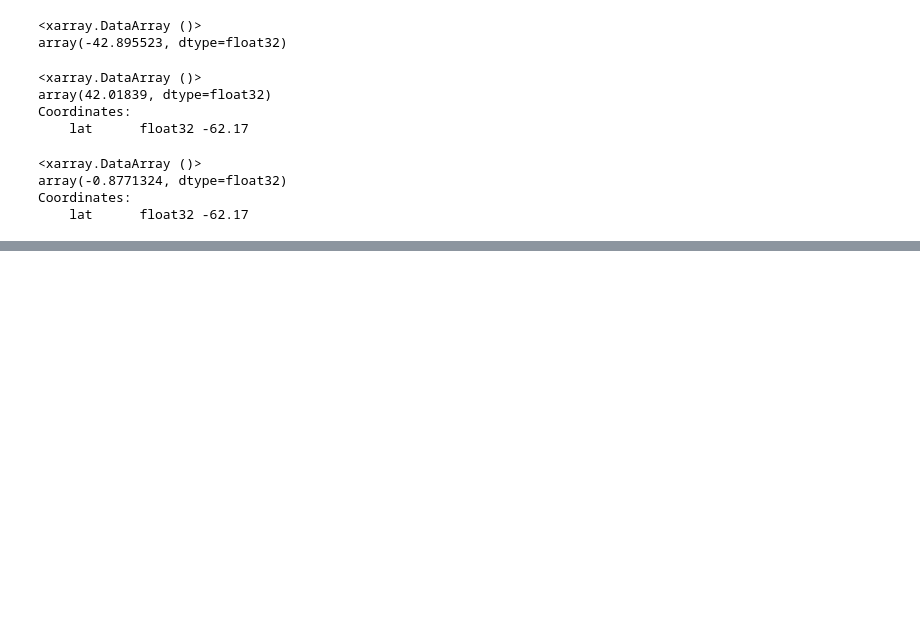
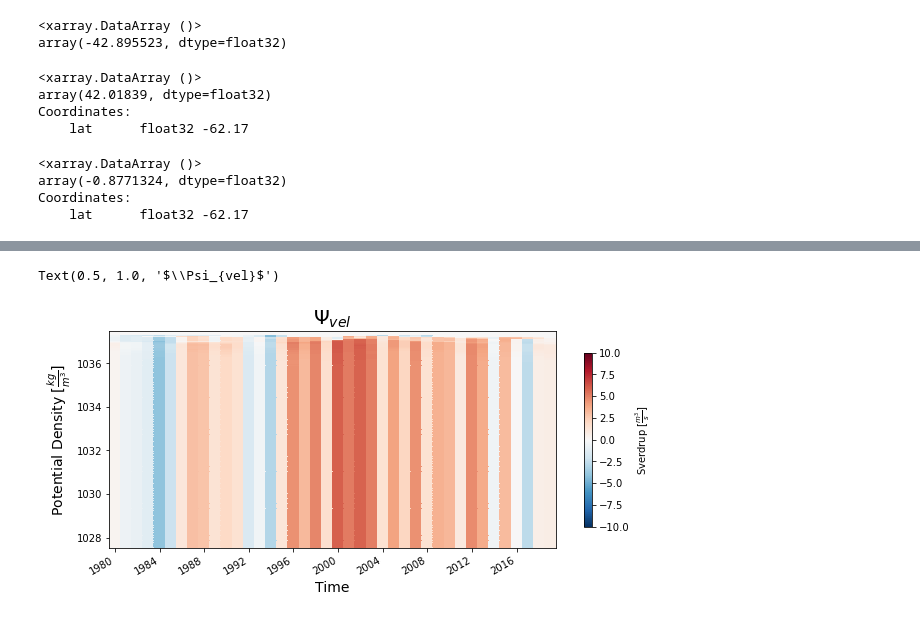
Before and after one commit to ocean-transport/WMT-project, a Jupyter notebook: GODAS/wmt-budget-sigma-space.ipynb, the cells around one changed output, grey strips where cells are left out. Drawn from its saved outputs; the diff is of its cells as text; code cells hidden in the pictures; blank space fills up the shorter version.

```diff
--- a/GODAS/wmt-budget-sigma-space.ipynb
+++ b/GODAS/wmt-budget-sigma-space.ipynb
@@ -600,0 +641,2 @@ sigma_at_v = sigma2.isel(lat=-1)
+# %%
+u_binned_right.load()
@@ -600,0 +655,2 @@ sigma_at_v = sigma2.isel(lat=-1)
+# %%
+u_binned_left.load()
@@ -600,0 +669,2 @@ sigma_at_v = sigma2.isel(lat=-1)
+# %%
+v_binned.load()
@@ -600,0 +683,6 @@ sigma_at_v = sigma2.isel(lat=-1)
+# %%
+#`isel` is letting cumsum act in reverse order (from densenst to lightest)
+psi_vel = - (u_binned_right
+             - u_binned_left
+             + v_binned).isel(sigma2_bin=slice(None, None, -1)).cumsum(dim='sigma2_bin')
+psi_vel.load()
@@ -600,0 +707,10 @@ sigma_at_v = sigma2.isel(lat=-1)
+# %%
+(psi_vel/1e6).resample(time='AS').mean(dim='time').plot(x='time', figsize=(10,4), vmax=10,
+                                                        cbar_kwargs={'shrink': 0.8, 'label':r'Sverdrup [$\frac{m^3}{s}$]'})
+plt.ylabel(r'Potential Density $[\frac{kg}{m^3}]$', fontsize=14)
+plt.xlabel('Time', fontsize=14)
+plt.title('$\Psi_{vel}$', fontsize=20)
+#plt.ylim(1037.3, 1035.5);
+# %% [output]
+Text(0.5, 1.0, '$\\Psi_{vel}$')
+[figure, added]
```
Also changed, not shown: parts of 27 cells of this notebook.
